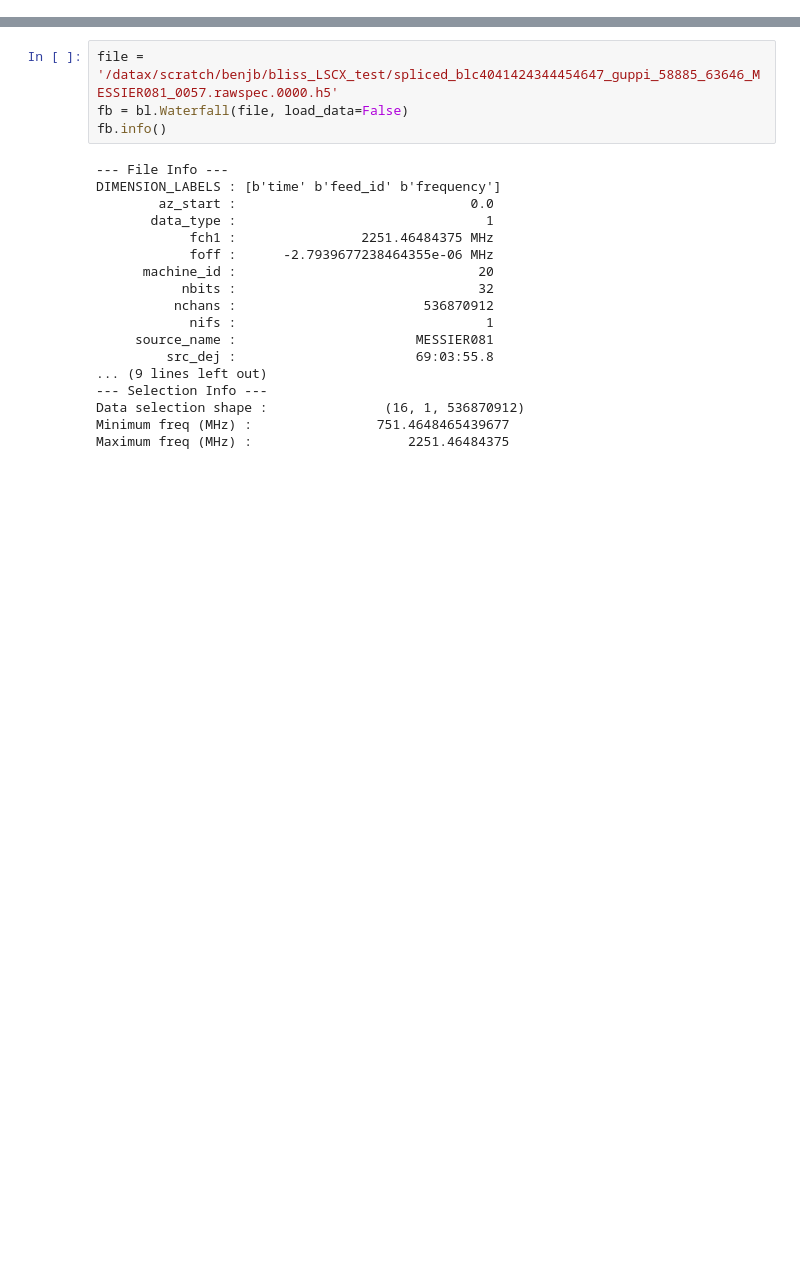
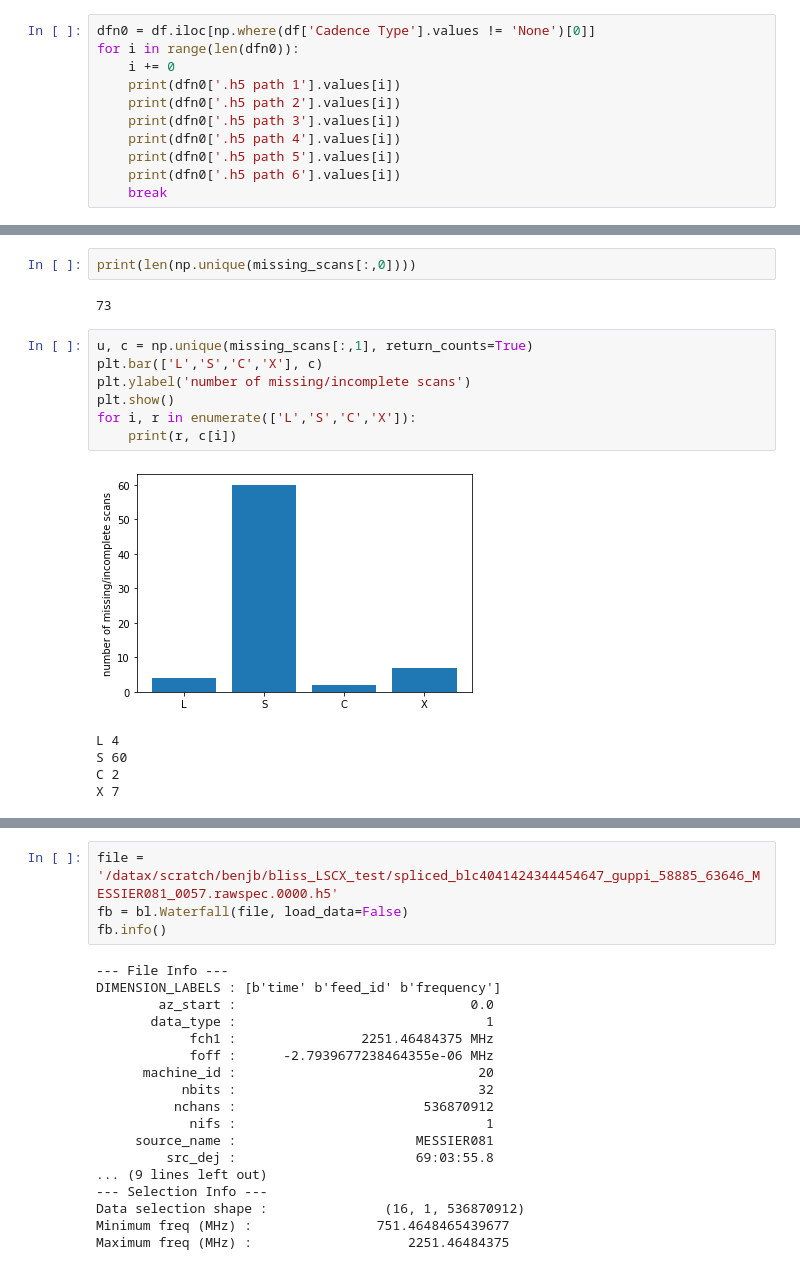
Before and after one commit to bjacobell/nearby-stars, a Jupyter notebook: test.ipynb, the cells around one changed output, grey strips where cells are left out. Drawn from its saved outputs; the diff is of its cells as text; blank space fills up the shorter version.

```diff
--- a/test.ipynb
+++ b/test.ipynb
@@ -11,0 +502,11 @@ numexpr.utils   INFO     NumExpr defaulting to 8 threads.
+# %%
+dfn0 = df.iloc[np.where(df['Cadence Type'].values != 'None')[0]]
+for i in range(len(dfn0)):
+    i += 0
+    print(dfn0['.h5 path 1'].values[i])
+    print(dfn0['.h5 path 2'].values[i])
+    print(dfn0['.h5 path 3'].values[i])
+    print(dfn0['.h5 path 4'].values[i])
+    print(dfn0['.h5 path 5'].values[i])
+    print(dfn0['.h5 path 6'].values[i])
+    break
@@ -11,0 +570,17 @@ numexpr.utils   INFO     NumExpr defaulting to 8 threads.
+# %%
+print(len(np.unique(missing_scans[:,0])))
+# %% [output]
+73
+# %%
+u, c = np.unique(missing_scans[:,1], return_counts=True)
+plt.bar(['L','S','C','X'], c)
+plt.ylabel('number of missing/incomplete scans')
+plt.show()
+for i, r in enumerate(['L','S','C','X']):
+    print(r, c[i])
+# %% [output]
+[figure, added]
+L 4
+S 60
+C 2
+X 7
```
Also changed, not shown: parts of 81 cells of this notebook, 58 other files.
